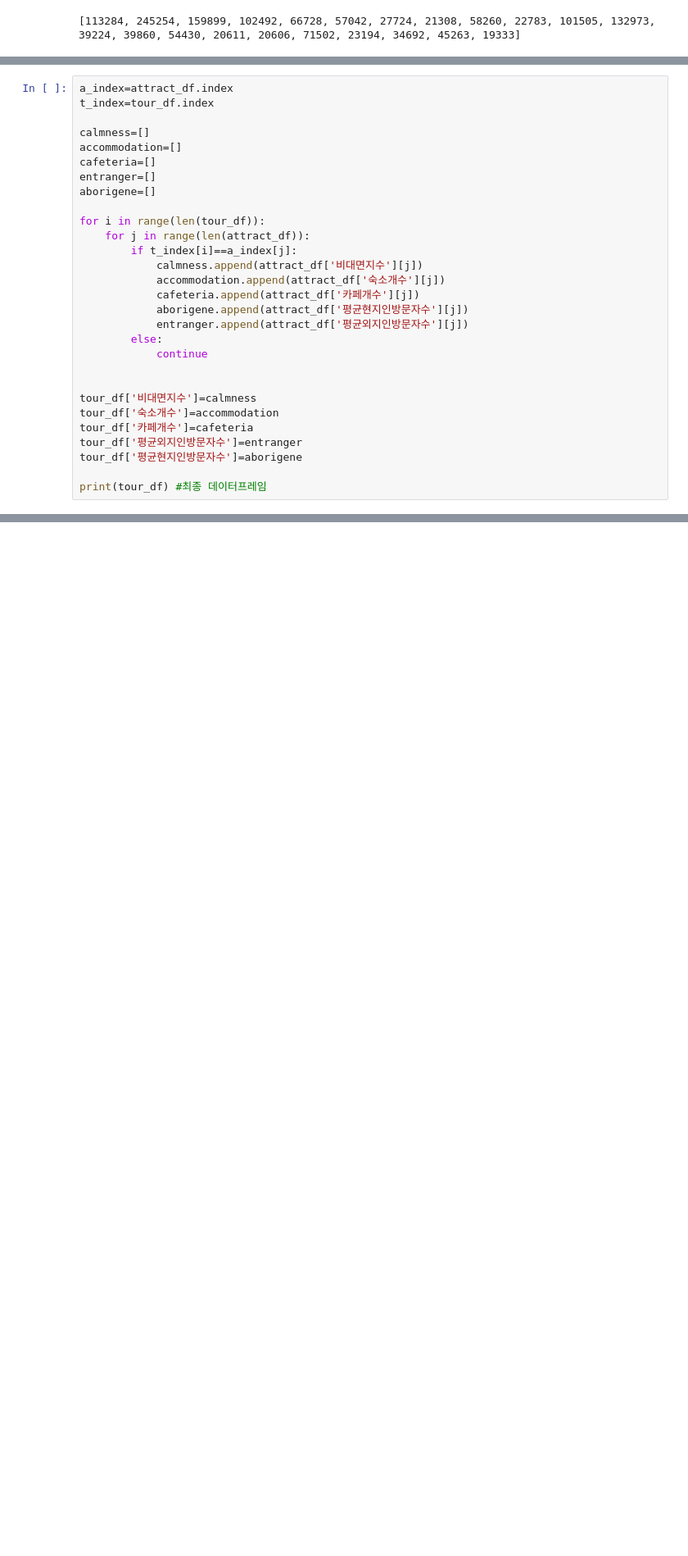
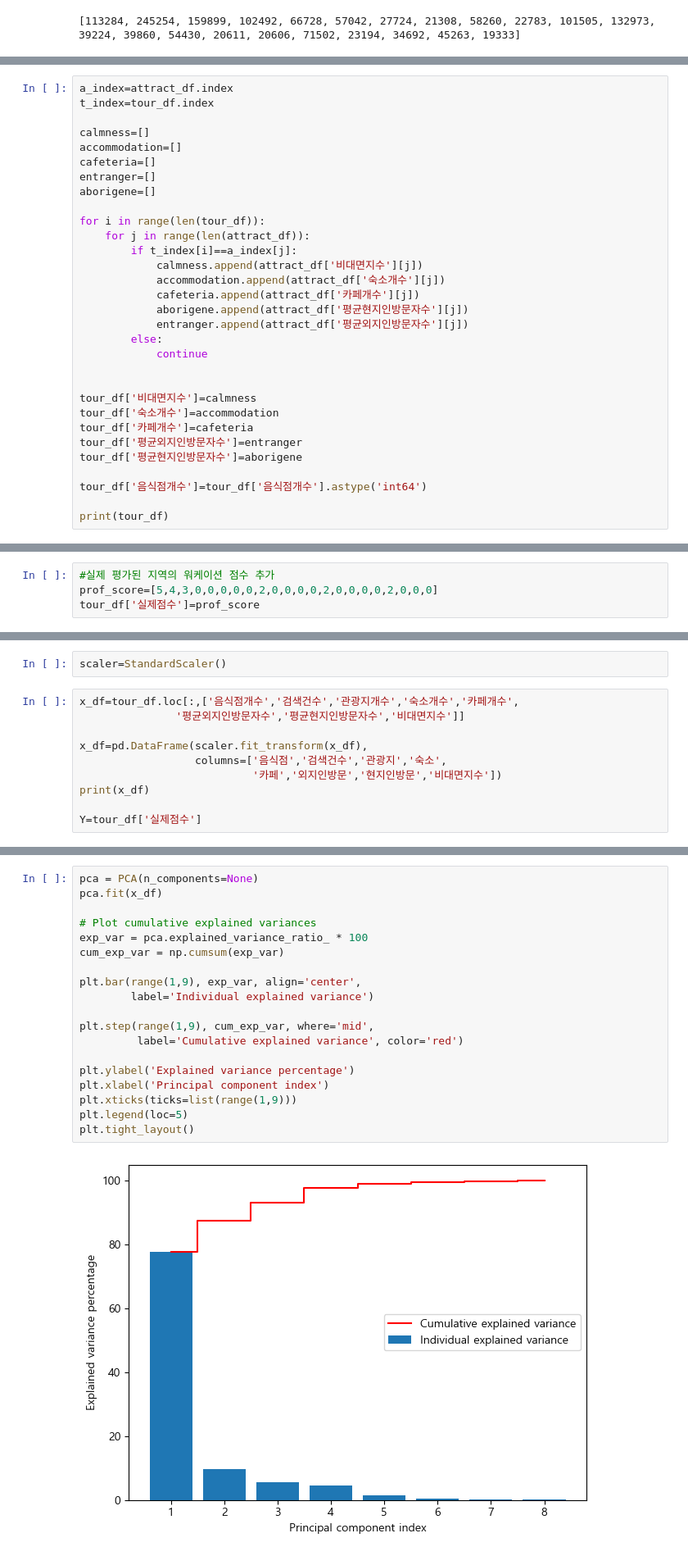
Before and after one commit to sheershay/ise-sr-project, a Jupyter notebook: clustering/clustering.ipynb, the cells around one changed output, grey strips where cells are left out. Shown at 82% size. Saved outputs shown, nothing was run; the diff lists cells and outputs as text; blank space fills up the shorter version.

```diff
--- a/clustering/clustering.ipynb
+++ b/clustering/clustering.ipynb
@@ -272,5 +281,7 @@ tour_df['카페개수']=cafeteria
 tour_df['평균외지인방문자수']=entranger
 tour_df['평균현지인방문자수']=aborigene
 
-print(tour_df) #최종 데이터프레임
+tour_df['음식점개수']=tour_df['음식점개수'].astype('int64')
+
+print(tour_df)
 # %% [output]
@@ -291,3 +302,7 @@ print(tour_df) #최종 데이터프레임
 진도군   5005116.0   5544058.0
 곡성군   5699939.0   5125011.5
 함평군   6425657.0   4711705.0
+# %%
+#실제 평가된 지역의 워케이션 점수 추가
+prof_score=[5,4,3,0,0,0,0,0,2,0,0,0,0,2,0,0,0,0,2,0,0,0]
+tour_df['실제점수']=prof_score
@@ -293,0 +315,12 @@ print(tour_df) #최종 데이터프레임
+# %%
+scaler=StandardScaler()
+# %%
+x_df=tour_df.loc[:,['음식점개수','검색건수','관광지개수','숙소개수','카페개수',
+               '평균외지인방문자수','평균현지인방문자수','비대면지수']]
+
+x_df=pd.DataFrame(scaler.fit_transform(x_df),
+                  columns=['음식점','검색건수','관광지','숙소',
+                           '카페','외지인방문','현지인방문','비대면지수'])
+print(x_df)
+
+Y=tour_df['실제점수']
@@ -293,0 +345,21 @@ print(tour_df) #최종 데이터프레임
+# %%
+pca = PCA(n_components=None)
+pca.fit(x_df)
+
+# Plot cumulative explained variances
+exp_var = pca.explained_variance_ratio_ * 100
+cum_exp_var = np.cumsum(exp_var)
+
+plt.bar(range(1,9), exp_var, align='center',
+        label='Individual explained variance')
+
+plt.step(range(1,9), cum_exp_var, where='mid',
+         label='Cumulative explained variance', color='red')
+
+plt.ylabel('Explained variance percentage')
+plt.xlabel('Principal component index')
+plt.xticks(ticks=list(range(1,9)))
+plt.legend(loc=5)
+plt.tight_layout()
+# %% [output]
+[figure, added]
```
Also changed, not shown: parts of 27 cells of this notebook.
